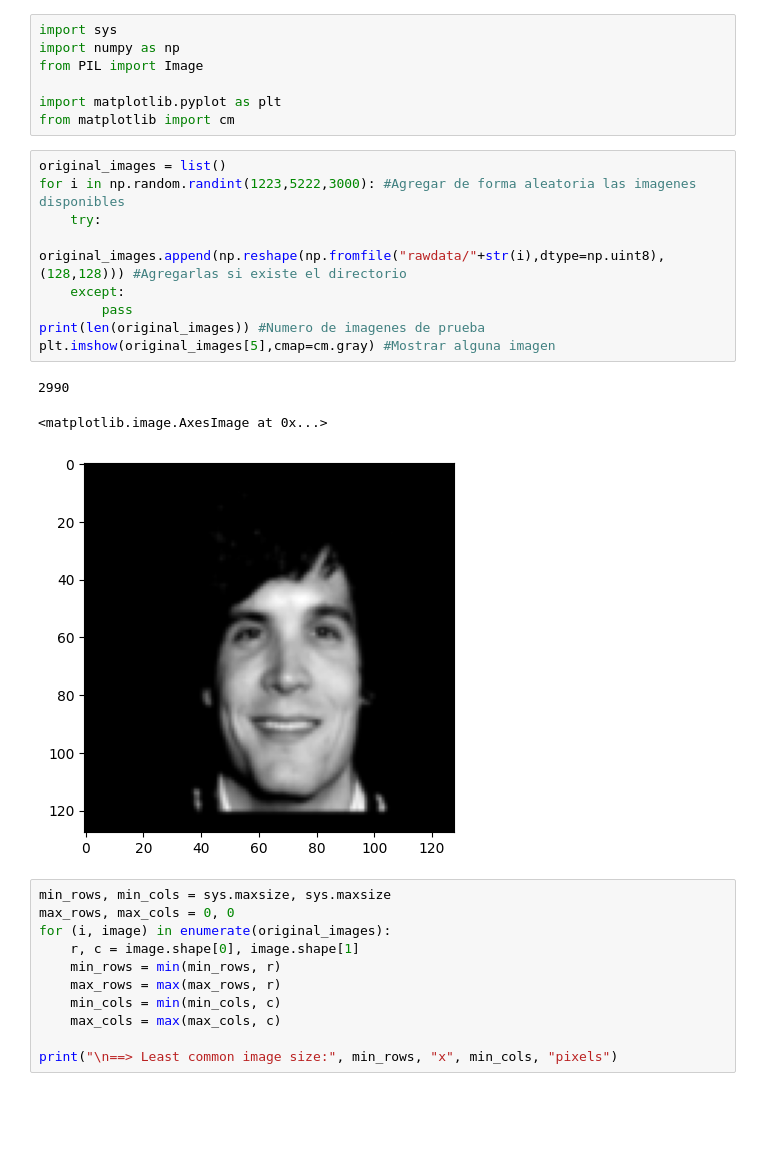
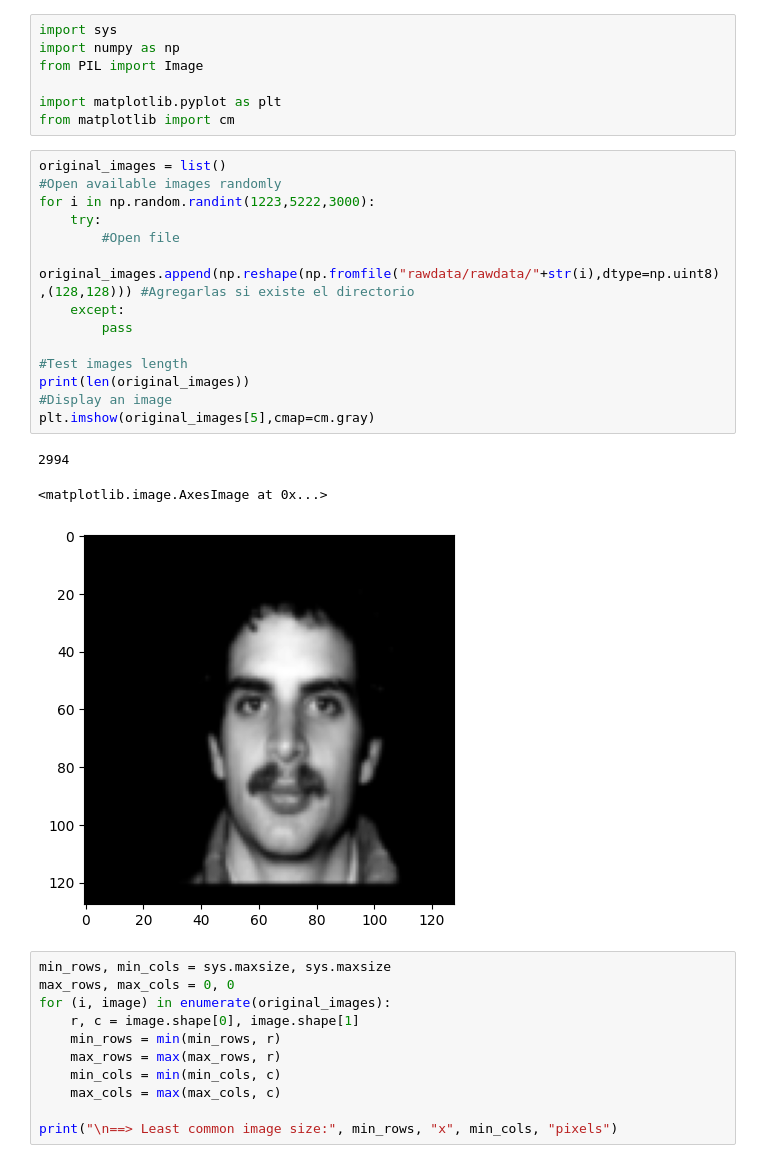
Before and after one commit to FranciscoAng/Eigenfaces, a Jupyter notebook: Eigenfaces.ipynb, the cells around one changed output. Saved outputs shown, nothing was run; the diff lists cells and outputs as text; blank space fills up the shorter version.

Commit message:
Updated some comments to english. Added test image for image reconstruction

```diff
--- a/Eigenfaces.ipynb
+++ b/Eigenfaces.ipynb
@@ -7,17 +10,22 @@ import matplotlib.pyplot as plt
 from matplotlib import cm
 # %%
 original_images = list()
-for i in np.random.randint(1223,5222,3000): #Agregar de forma aleatoria las imagenes disponibles
+#Open available images randomly
+for i in np.random.randint(1223,5222,3000):
     try:
-        original_images.append(np.reshape(np.fromfile("rawdata/"+str(i),dtype=np.uint8),(128,128))) #Agregarlas si existe el directorio
+        #Open file
+        original_images.append(np.reshape(np.fromfile("rawdata/rawdata/"+str(i),dtype=np.uint8),(128,128))) #Agregarlas si existe el directorio
     except:
         pass
-print(len(original_images)) #Numero de imagenes de prueba
-plt.imshow(original_images[5],cmap=cm.gray) #Mostrar alguna imagen
+
+#Test images length
+print(len(original_images))
+#Display an image
+plt.imshow(original_images[5],cmap=cm.gray)
 # %% [output]
-2990
+2994
 <matplotlib.image.AxesImage at 0x...>
-[figure, old version]
+[figure, new version]
 # %%
 min_rows, min_cols = sys.maxsize, sys.maxsize
 max_rows, max_cols = 0, 0
```
Also changed, not shown: parts of 17 cells of this notebook, 2 other files.
